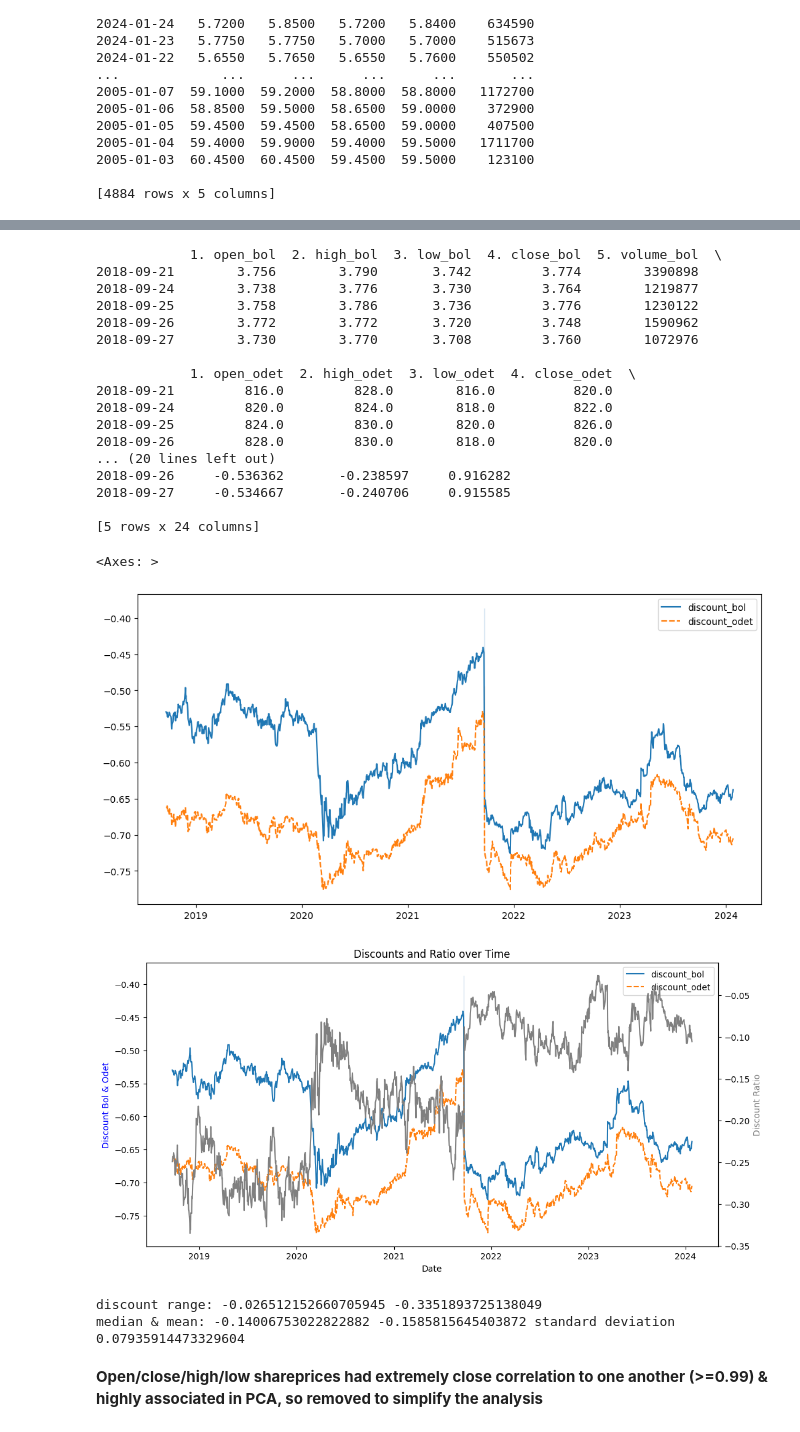
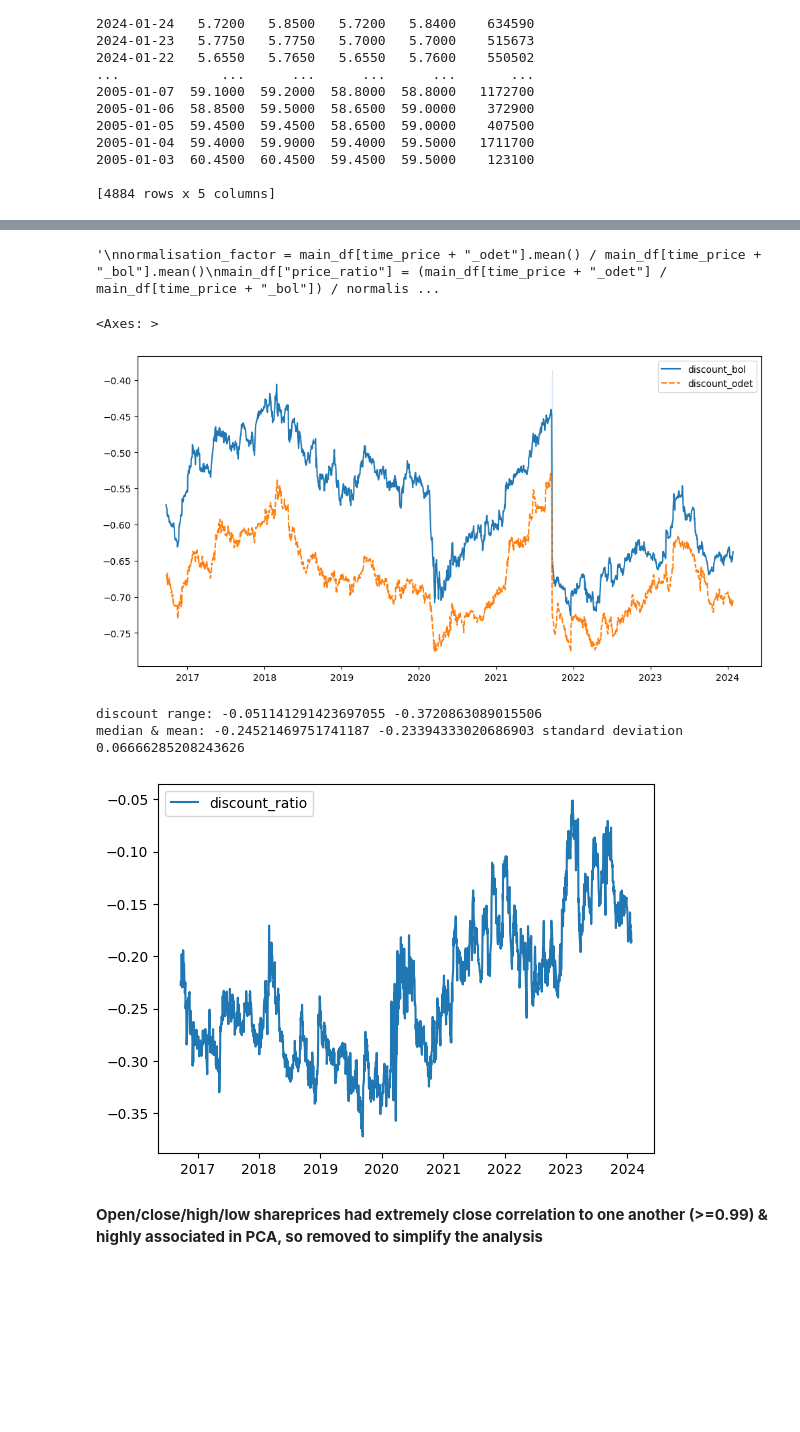
Before and after one commit to DrGodfrey/data-analysis-bollore-odet-group, a Jupyter notebook: valuation-bollore-odet.ipynb, the cells around one changed output, grey strips where cells are left out. Saved outputs shown, nothing was run; the diff lists cells and outputs as text; code cells hidden in the pictures; blank space fills up the shorter version.

Commit message:
Kaggle Notebook | Valuation Bollore/Odet | Implemented backtesting function

```diff
--- a/valuation-bollore-odet.ipynb
+++ b/valuation-bollore-odet.ipynb
@@ -62,7 +62,7 @@ print(df)
 # Function to load data and reformat it as a pandas df
 # Originally only used data from '2021-09-21' - (UMG IPO)
 
-def load_timeseries_as_df(ticker="BOL_PA", start_date='2018-09-21'): #old date = '2021-09-21' -> 1st trading day of UMG
+def load_timeseries_as_df(ticker="BOL_PA", start_date='2016-09-22'): #old date = '2021-09-21' -> 1st trading day of UMG
     with open(f'/kaggle/input/stock-timeseriesdaily-from-alpha-vantage-api/{ticker}.json') as json_file:
         data = json.load(json_file)
 
@@ -341,31 +341,23 @@ time_price = "4. close"
 # Can use apply method to apply the function to each row:
 main_df["discount_odet"] = main_df.apply(lambda row: odet_discount(row[time_price+"_bol"], row[time_price+"_umg"], row[time_price+"_odet"], row[time_price+"_viv"]), axis=1)
 main_df["discount_bol"] = main_df.apply(lambda row: bollore_discount(row[time_price+"_bol"], row[time_price+"_umg"], row[time_price+"_odet"], row[time_price+"_viv"]), axis=1)
-main_df["discount_ratio"] = 1 - main_df["discount_odet"] / main_df["discount_bol"]
+
+# OLD DISCOUNT RATIO -
+# main_df["discount_ratio"] = 1 - main_df["discount_odet"] / main_df["discount_bol"]
+
+# Correct measure: additional discount of Odet relative to Bollore valuation
+main_df["discount_ratio"] = -(1 - (1 + main_df["discount_odet"]) / (1 + main_df["discount_bol"]))
 
 # although mainly focussed on discount, Odet/Bollore price ratio is probably a useful feature too?
+# REMOVED: after correcting discount calculation price ratio was co-linear with discount ratio over, so removed as a redundant feature
+"""
 normalisation_factor = main_df[time_price + "_odet"].mean() / main_df[time_price + "_bol"].mean()
 main_df["price_ratio"] = (main_df[time_price + "_odet"] / main_df[time_price + "_bol"]) / normalisation_factor
+"""
 
-print(main_df.head())
+# print(main_df.head())
 # %% [output]
-            1. open_bol  2. high_bol  3. low_bol  4. close_bol  5. volume_bol  \
-2018-09-21        3.756        3.790       3.742         3.774        3390898
-2018-09-24        3.738        3.776       3.730         3.764        1219877
-2018-09-25        3.758        3.786       3.736         3.776        1230122
-2018-09-26        3.772        3.772       3.720         3.748        1590962
-2018-09-27        3.730        3.770       3.708         3.760        1072976
-
-            1. open_odet  2. high_odet  3. low_odet  4. close_odet  \
-2018-09-21         816.0         828.0        816.0          820.0
-2018-09-24         820.0         824.0        818.0          822.0
-2018-09-25         824.0         830.0        820.0          826.0
-2018-09-26         828.0         830.0        818.0          820.0
-... (20 lines left out)
-2018-09-26     -0.536362       -0.238597     0.916282
-2018-09-27     -0.534667       -0.240706     0.915585
-
-[5 rows x 24 columns]
+'\nnormalisation_factor = main_df[time_price + "_odet"].mean() / main_df[time_price + "_bol"].mean()\nmain_df["price_ratio"] = (main_df[time_price + "_odet"] / main_df[time_price + "_bol"]) / normalis ...
 # %%
 # Data visualisation, starting code - https://www.kaggle.com/code/alexisbcook/hello-seaborn
 # Set the width and height of the figure
@@ -375,31 +367,34 @@ plt.figure(figsize=(12,6))
 sns.lineplot(data=main_df[["discount_bol", "discount_odet"]])
 # %% [output]
 <Axes: >
-[figure, old version]
+[figure, new version]
 # %%
 columns_to_plot = ["discount_bol", "discount_odet", "discount_ratio"]
 
-fig, ax1 = plt.subplots(figsize=(12, 6))
+# co-plot discounts & relative discount:
+# fig, ax1 = plt.subplots(figsize=(12, 6))
 
-sns.lineplot(data=main_df[columns_to_plot[:2]], ax=ax1)
+# sns.lineplot(data=main_df[columns_to_plot[:2]], ax=ax1)
 
-ax2 = ax1.twinx()
+# ax2 = ax1.twinx()
 
-sns.lineplot(data=main_df[columns_to_plot[2]], ax=ax2, color='grey')
+# sns.lineplot(data=main_df[columns_to_plot[2]], ax=ax2, color='grey')
 
-ax1.set_xlabel('Date')
-ax1.set_ylabel('Discount Bol & Odet', color='blue')
-ax2.set_ylabel('Discount Ratio', color='grey')
-plt.title('Discounts and Ratio over Time')
+# ax1.set_xlabel('Date')
+# ax1.set_ylabel('Discount Bol & Odet', color='blue')
+# ax2.set_ylabel('Discount Ratio', color='grey')
+# plt.title('Discounts and Ratio over Time')
 
-plt.show()
+# plot just relative discount:
+
+sns.lineplot(data=main_df[["discount_ratio"]])
 
 print("discount range:",main_df["discount_ratio"].max(), main_df["discount_ratio"].min())
 print("median & mean:", main_df["discount_ratio"].median(), main_df["discount_ratio"].mean(),"standard deviation", main_df["discount_ratio"].std())
 # %% [output]
+discount range: -0.051141291423697055 -0.3720863089015506
+median & mean: -0.24521469751741187 -0.23394333020686903 standard deviation 0.06666285208243626
-[figure, old version]
+[figure, new version]
-discount range: -0.026512152660705945 -0.3351893725138049
-median & mean: -0.14006753022822882 -0.1585815645403872 standard deviation 0.07935914473329604
 # %%
 # generalised function for approach used below
 def remove_columns_starting_with(start_df, prefixes_to_remove):
```
Also changed, not shown: parts of 22 cells of this notebook.
